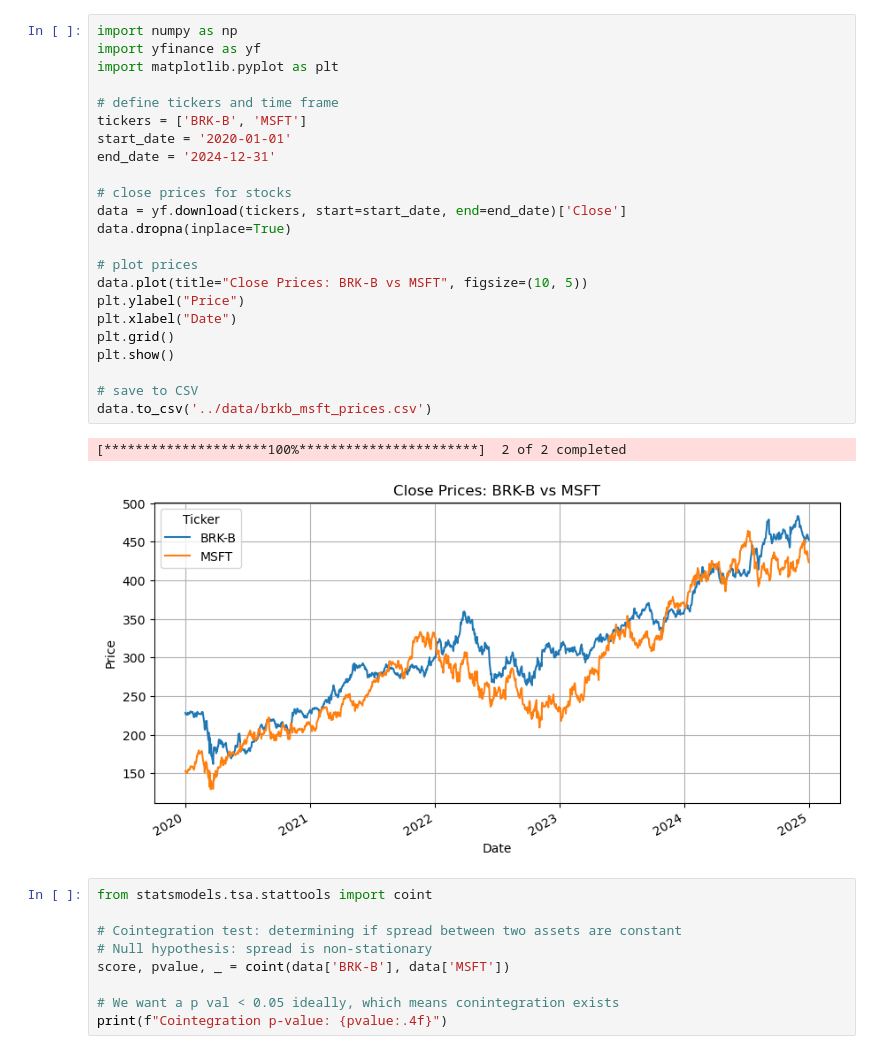
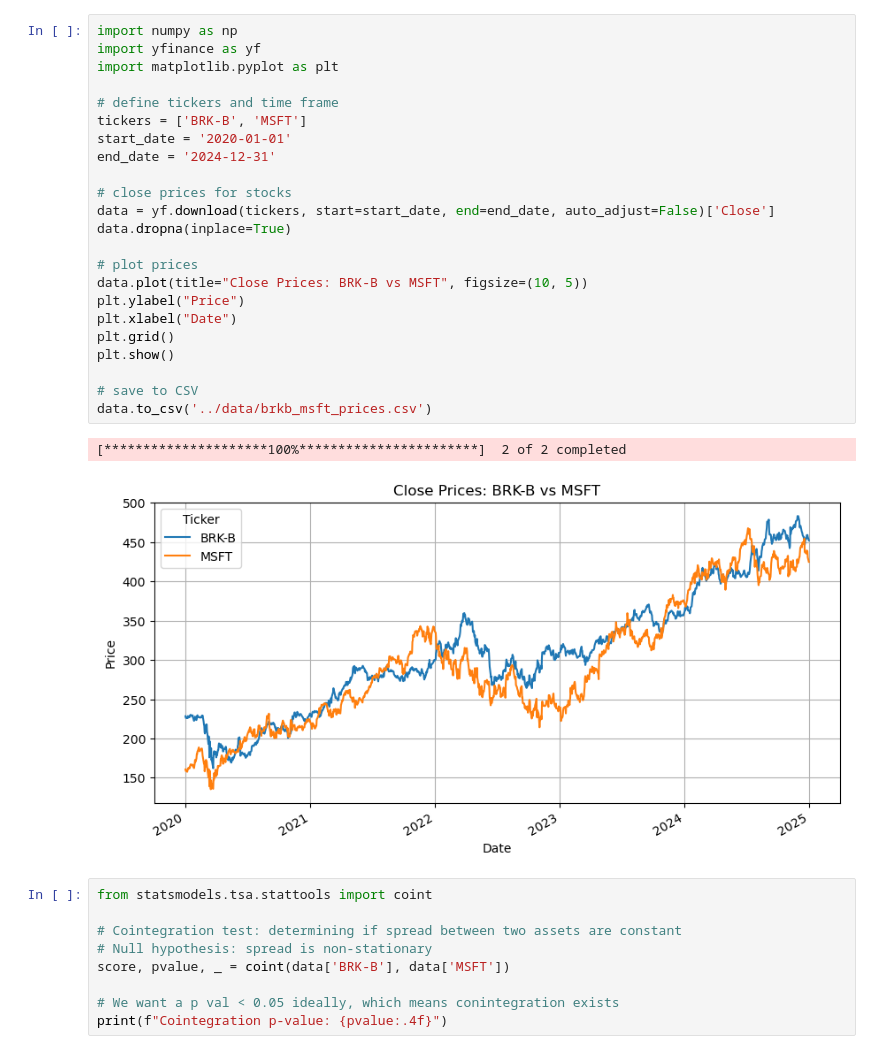
Before and after one commit to derekx24/pairs-trading, a Jupyter notebook: notebooks/pairs_trading.ipynb, the cells around one changed output. Saved outputs shown, nothing was run; the diff lists cells and outputs as text.

Commit message:
fix warning for downloading prices from yf

```diff
--- a/notebooks/pairs_trading.ipynb
+++ b/notebooks/pairs_trading.ipynb
@@ -1,29 +1,29 @@
 # %%
 import numpy as np
 import yfinance as yf
 import matplotlib.pyplot as plt
 
 # define tickers and time frame
 tickers = ['BRK-B', 'MSFT']
 start_date = '2020-01-01'
 end_date = '2024-12-31'
 
 # close prices for stocks
-data = yf.download(tickers, start=start_date, end=end_date)['Close']
+data = yf.download(tickers, start=start_date, end=end_date, auto_adjust=False)['Close']
 data.dropna(inplace=True)
 
 # plot prices
 data.plot(title="Close Prices: BRK-B vs MSFT", figsize=(10, 5))
 plt.ylabel("Price")
 plt.xlabel("Date")
 plt.grid()
 plt.show()
 
 # save to CSV
 data.to_csv('../data/brkb_msft_prices.csv')
 # %% [output]
 [*********************100%***********************]  2 of 2 completed
-[figure, old version]
+[figure, new version]
 # %%
 from statsmodels.tsa.stattools import coint
 
```
Also changed, not shown: 1 other file.
